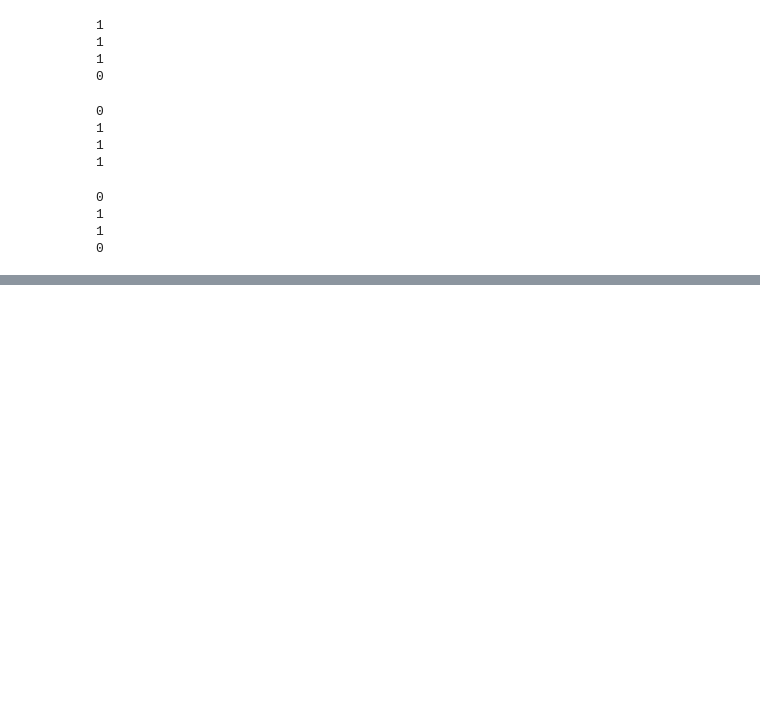
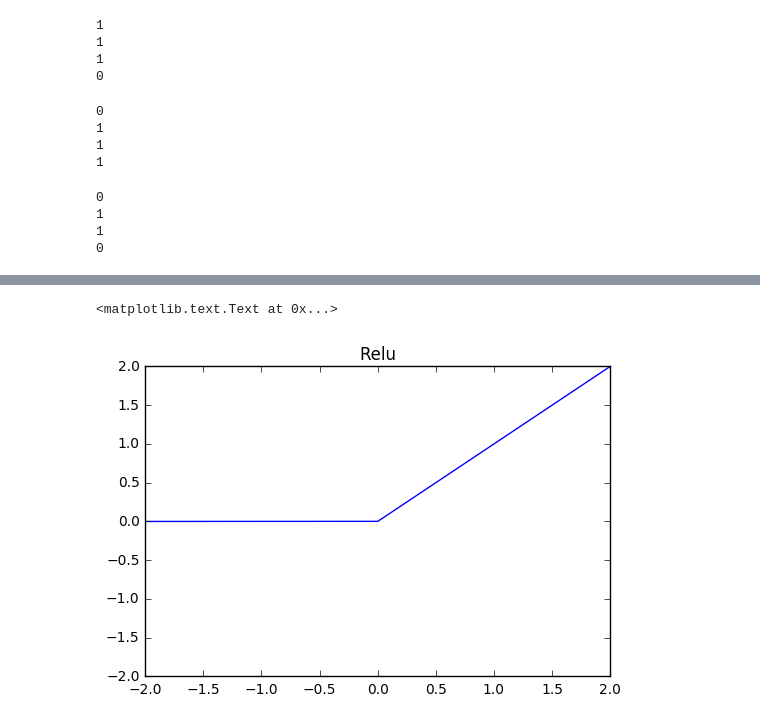
Before and after one commit to pmyj3538/deeplearning, a Jupyter notebook: Untitled.ipynb, the cells around one changed output, grey strips where cells are left out. Saved outputs shown, nothing was run; the diff lists cells and outputs as text; code cells hidden in the pictures; blank space fills up the shorter version.

```diff
--- a/Untitled.ipynb
+++ b/Untitled.ipynb
@@ -92,0 +128,10 @@ print XOR(1,1)
+# %%
+x=np.arange(-5, 5, 0.0001)
+y=relu(x)
+plt.plot(x,y)
+plt.ylim(-2,2)
+plt.xlim(-2,2)
+plt.title('Relu')
+# %% [output]
+<matplotlib.text.Text at 0x...>
+[figure, added]
```
Also changed, not shown: parts of 11 cells of this notebook, 1 other file.
